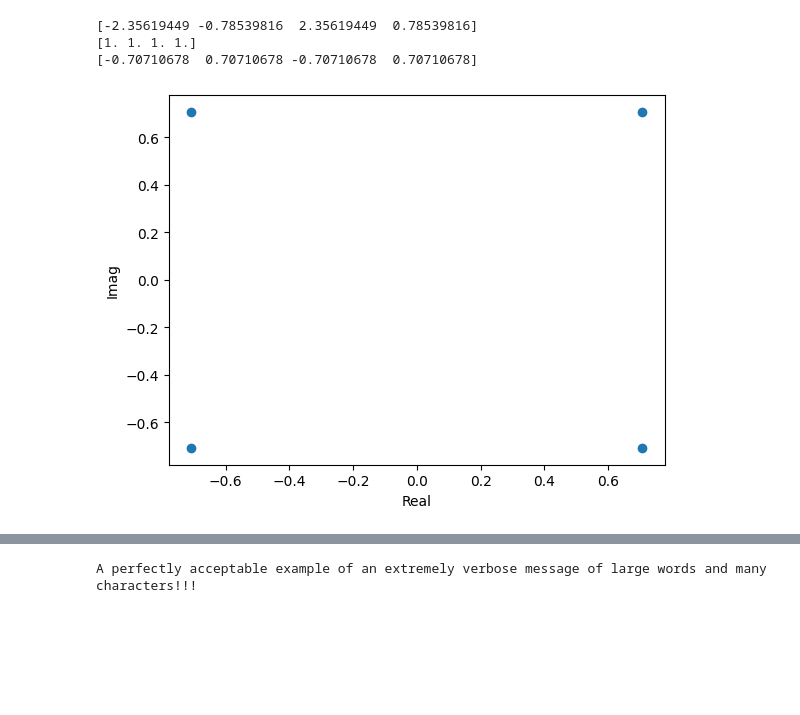
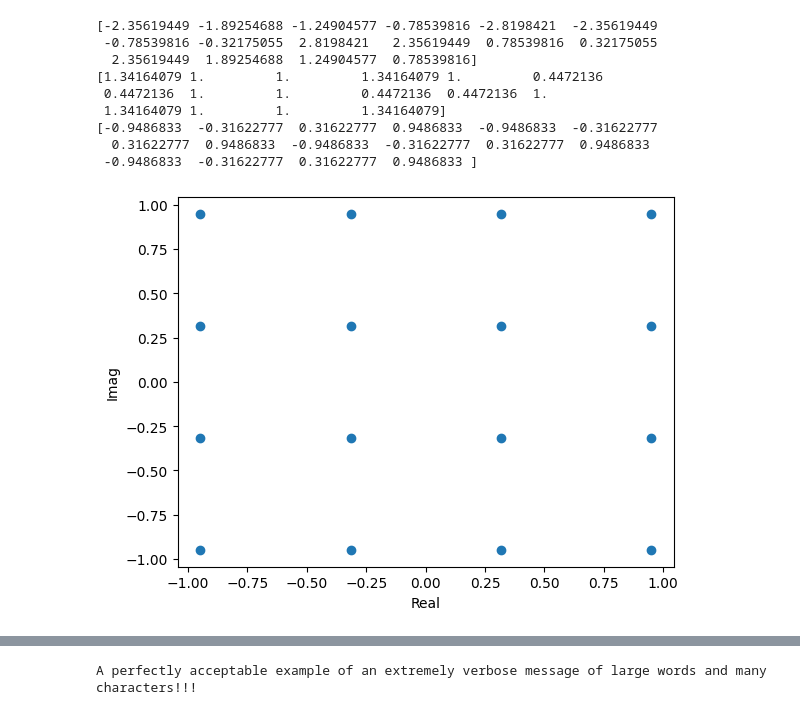
Before and after one commit to sidalok1/QAM-FPGA, a Jupyter notebook: python/qam.ipynb, the cells around one changed output, grey strips where cells are left out. Drawn from its saved outputs; the diff is of its cells as text; code cells hidden in the pictures; blank space fills up the shorter version.

```diff
--- a/python/qam.ipynb
+++ b/python/qam.ipynb
@@ -6,39 +6,45 @@ from matplotlib import pyplot as plt
 from tools import *
 from pathlib import Path
 
 np.random.seed(0)
 
 DWIDTH = 16
 DFRAC  = 12
 
 msg = "A perfectly acceptable example of an extremely verbose message of large words and many characters!!!"
-M = 4
+M = 16
 fc = 1e6
 br = 50e3
 fs = 5e6
 sps = int(fs / br)
 sps_rx = 10
 snr = 15
 Es = 1.0
 B = 350e3 # channel BW
 
 sync_len = 64
 zadoff_chu_len = 16
-span = 16
+span = 8
 beta = 0.5
 
 constellation = get_const(f'{M}-QAM', Es)
 print(np.angle(constellation))
 print(np.abs(constellation))
 print(np.real(constellation))
 write_mem_file(constellation, DWIDTH, DFRAC, 'const.mem', complex=True, sep=' ')
 plot_constellation(constellation)
 plt.show()
 # %% [output]
-[-2.35619449 -0.78539816  2.35619449  0.78539816]
-[1. 1. 1. 1.]
-[-0.70710678  0.70710678 -0.70710678  0.70710678]
+[-2.35619449 -1.89254688 -1.24904577 -0.78539816 -2.8198421  -2.35619449
+ -0.78539816 -0.32175055  2.8198421   2.35619449  0.78539816  0.32175055
+  2.35619449  1.89254688  1.24904577  0.78539816]
+[1.34164079 1.         1.         1.34164079 1.         0.4472136
+ 0.4472136  1.         1.         0.4472136  0.4472136  1.
+ 1.34164079 1.         1.         1.34164079]
+[-0.9486833  -0.31622777  0.31622777  0.9486833  -0.9486833  -0.31622777
+  0.31622777  0.9486833  -0.9486833  -0.31622777  0.31622777  0.9486833
+ -0.9486833  -0.31622777  0.31622777  0.9486833 ]
-[figure, old version]
+[figure, new version]
 # %%
 words = str2words(msg, M)
 symbs = constellation[words]
```
Also changed, not shown: parts of 8 cells of this notebook, 23 other files.
